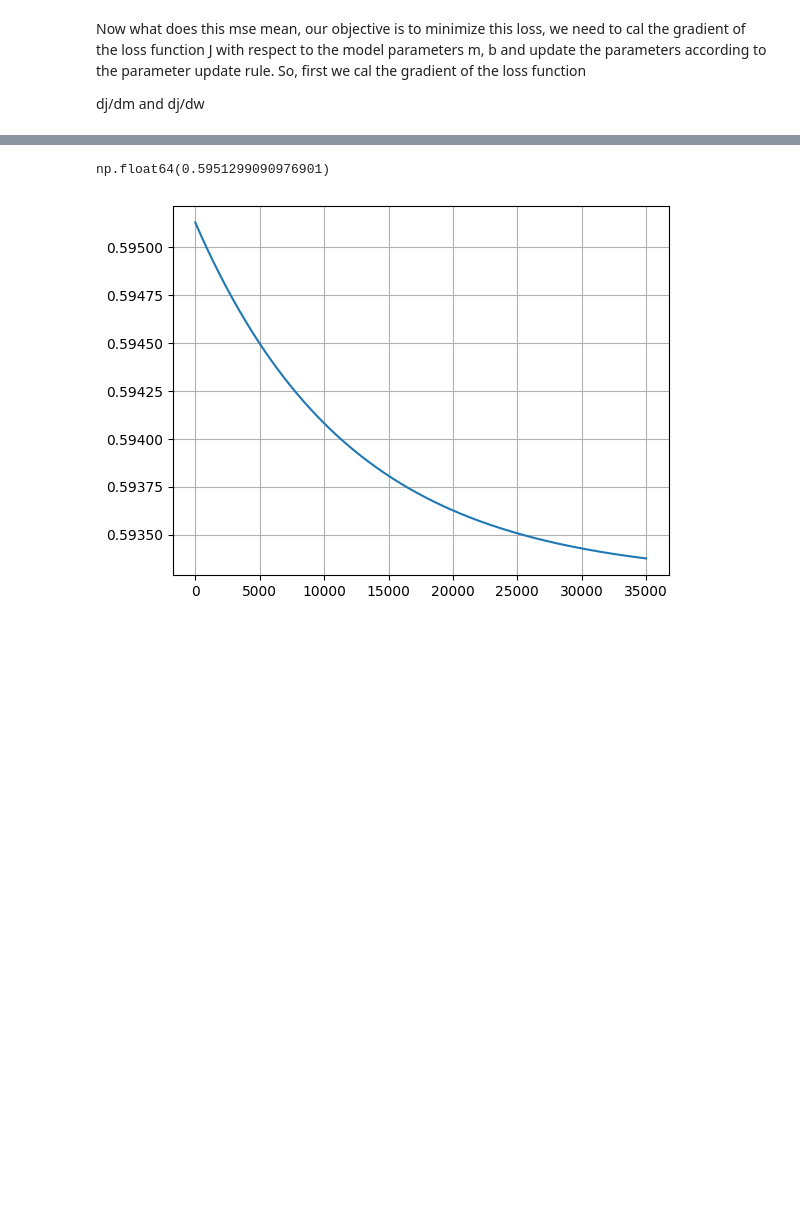
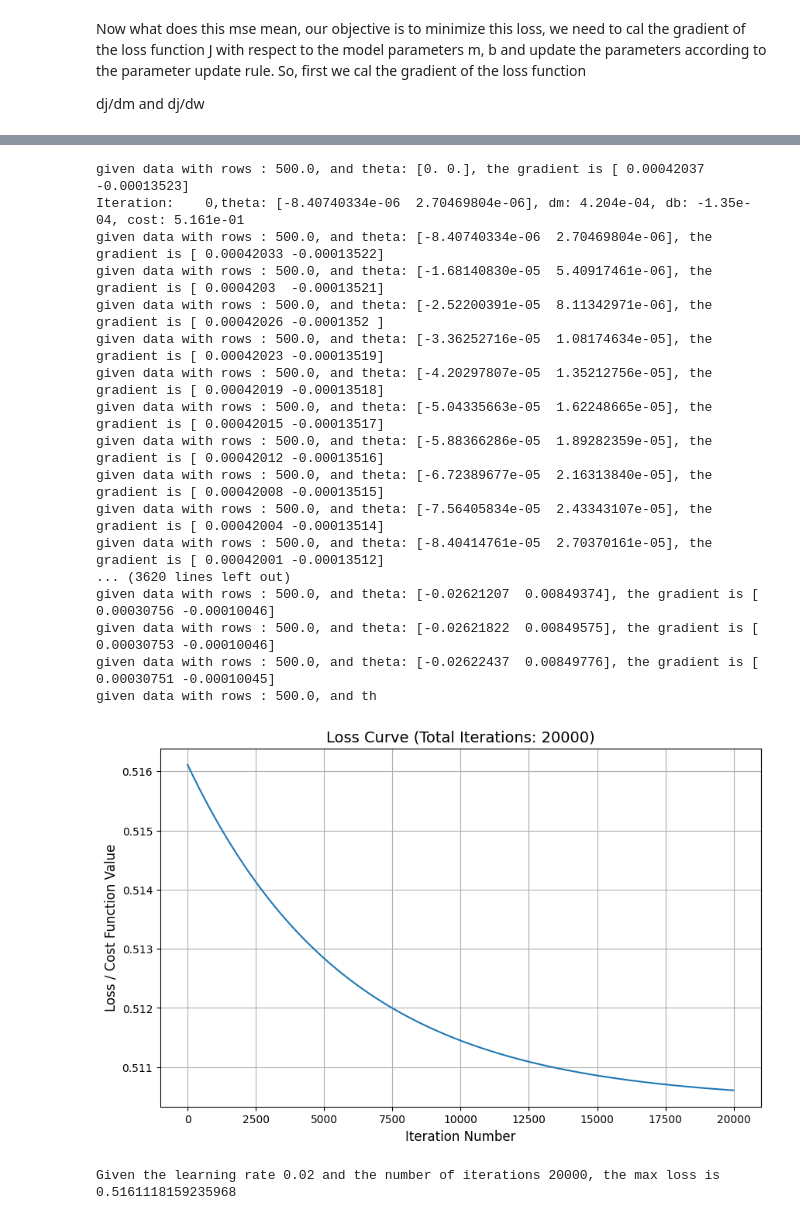
Before and after one commit to rajukan/grk_machine_learning_code, a Jupyter notebook: cost_loss/gradient_descent_1.ipynb, the cells around one changed output, grey strips where cells are left out. Saved outputs shown, nothing was run; the diff lists cells and outputs as text; code cells hidden in the pictures; blank space fills up the shorter version.

```diff
--- a/cost_loss/gradient_descent_1.ipynb
+++ b/cost_loss/gradient_descent_1.ipynb
@@ -132,10 +178,27 @@ Iteration: 31500, dm: 1.113e-05, db: -6.63e-05, cost: 5.934e-01
 # %%
-max(loss)
+lr = 2e-2
+num_iters = 20_000
+
+loss = gradient_descent(lr,num_iters)
+plot_loss_curve(loss,num_iters)
+print(f'Given the learning rate {lr} and the number of iterations {num_iters}, the max loss is {max(loss)}')
 # %% [output]
-np.float64(0.5951299090976901)
+given data with rows : 500.0, and theta: [0. 0.], the gradient is [ 0.00042037 -0.00013523]
+Iteration:    0,theta: [-8.40740334e-06  2.70469804e-06], dm: 4.204e-04, db: -1.35e-04, cost: 5.161e-01
+given data with rows : 500.0, and theta: [-8.40740334e-06  2.70469804e-06], the gradient is [ 0.00042033 -0.00013522]
+given data with rows : 500.0, and theta: [-1.68140830e-05  5.40917461e-06], the gradient is [ 0.0004203  -0.00013521]
+given data with rows : 500.0, and theta: [-2.52200391e-05  8.11342971e-06], the gradient is [ 0.00042026 -0.0001352 ]
+given data with rows : 500.0, and theta: [-3.36252716e-05  1.08174634e-05], the gradient is [ 0.00042023 -0.00013519]
+given data with rows : 500.0, and theta: [-4.20297807e-05  1.35212756e-05], the gradient is [ 0.00042019 -0.00013518]
+given data with rows : 500.0, and theta: [-5.04335663e-05  1.62248665e-05], the gradient is [ 0.00042015 -0.00013517]
+given data with rows : 500.0, and theta: [-5.88366286e-05  1.89282359e-05], the gradient is [ 0.00042012 -0.00013516]
+given data with rows : 500.0, and theta: [-6.72389677e-05  2.16313840e-05], the gradient is [ 0.00042008 -0.00013515]
+given data with rows : 500.0, and theta: [-7.56405834e-05  2.43343107e-05], the gradient is [ 0.00042004 -0.00013514]
+given data with rows : 500.0, and theta: [-8.40414761e-05  2.70370161e-05], the gradient is [ 0.00042001 -0.00013512]
+... (3620 lines left out)
+given data with rows : 500.0, and theta: [-0.02621207  0.00849374], the gradient is [ 0.00030756 -0.00010046]
+given data with rows : 500.0, and theta: [-0.02621822  0.00849575], the gradient is [ 0.00030753 -0.00010046]
+given data with rows : 500.0, and theta: [-0.02622437  0.00849776], the gradient is [ 0.00030751 -0.00010045]
+given data with rows : 500.0, and th
+[figure, added]
+Given the learning rate 0.02 and the number of iterations 20000, the max loss is 0.5161118159235968
-# %%
-plt.plot(loss)
-plt.grid()
-plt.show()
-# %% [output]
-[figure, removed]
```
Also changed, not shown: parts of 17 cells of this notebook.
